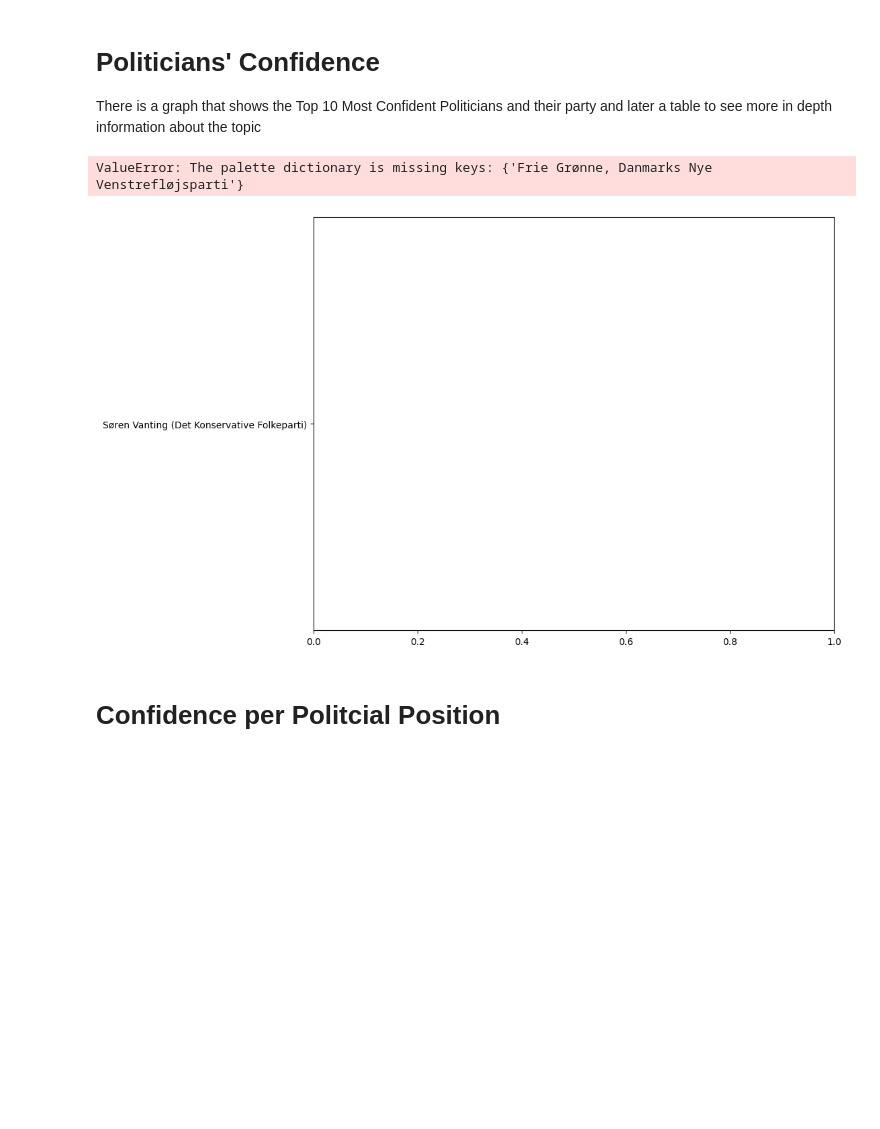
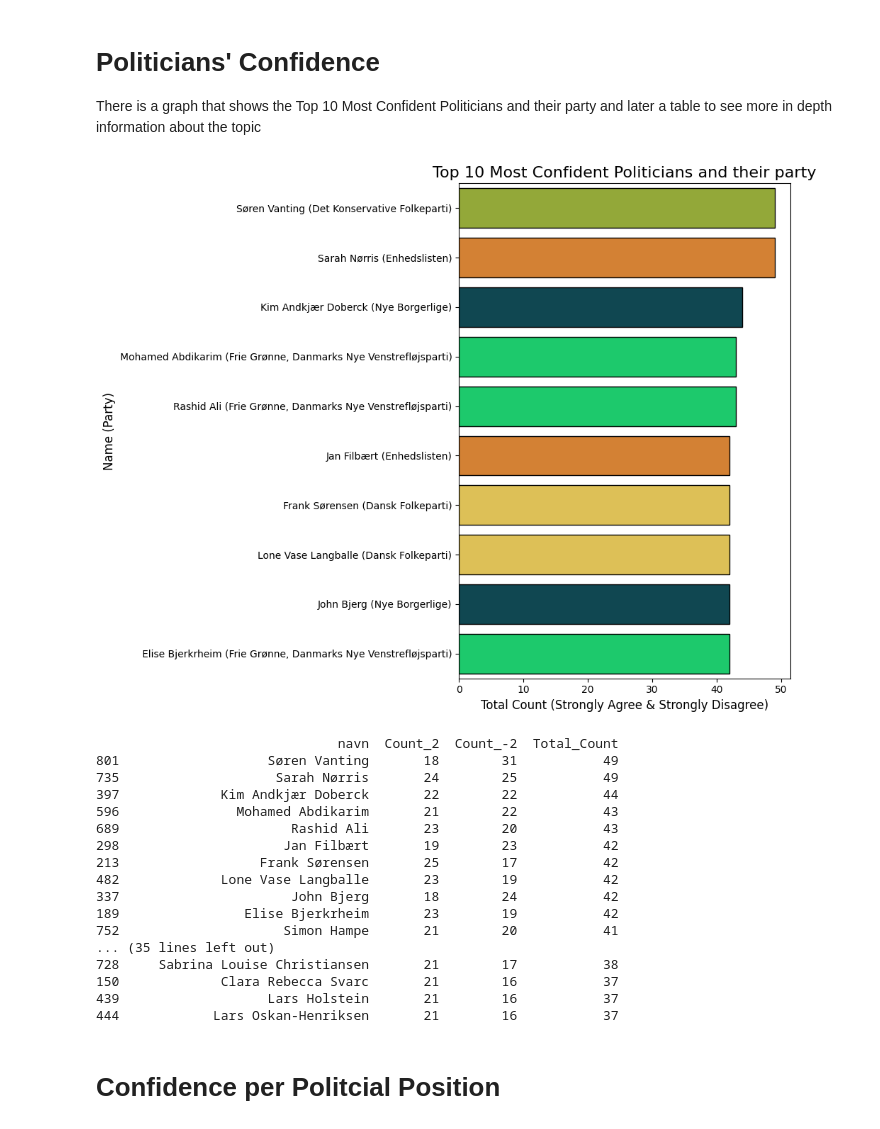
Before and after one commit to EarthOddity/mal-assignments, a Jupyter notebook: Assignment 2/2. Candidate Test 2022 I.ipynb, the cells around one changed output. Cells and saved outputs as stored; diff of their text form; code cells hidden in the pictures; blank space fills up the shorter version.

```diff
--- a/Assignment 2/2. Candidate Test 2022 I.ipynb
+++ b/Assignment 2/2. Candidate Test 2022 I.ipynb
@@ -389,6 +389,22 @@ There is a graph that shows the Top 10 Most Confident Politicians and their part
 # %%
 # Loading the Excel file into a DataFrame
 df = pd.read_excel('alldata.xlsx')
+
+danskcolor = {"Socialdemokratiet": '#b32722',
+"Radikale Venstre" : '#713280',
+"Det Konservative Folkeparti": '#9eba27',
+"Nye Borgerlige": '#054f5c',
+"Socialistisk Folkeparti" : '#dd0878',
+"Liberal Alliance": '#21c6cf',
+"Kristendemokraterne": '#bababa',
+"Moderaterne": '#6c39e5',
+"Dansk Folkeparti": '#f3cd41',
+"Frie Grønne, Danmarks Nye Venstrefløjsparti": '#00e66a',
+"Venstre": '#006697',
+"Danmarksdemokraterne": '#8ac3ff',
+"Enhedslisten": '#ed8019',
+"Alternativet": '#2a8f39',
+"Løsgænger": '#ffffff'}
 
 # Defining a function to count 2's and -2's in each row ("strongly agree" and "strongly disagree" answers)
 def count_values(row):
@@ -398,35 +414,51 @@ def count_values(row):
 
 # Applying the function row-wise, excluding irrelevant, non-numerical columns
 df_counts = df.drop(columns=['storkreds', 'alder']).apply(count_values, axis=1)
 
 # Concatenating the counts with the 'navn' and 'parti' columns
 df_final = pd.concat([df[['navn', 'parti']], df_counts], axis=1)
 
 # Grouping by 'navn' and 'parti'
 df_grouped = df_final.groupby(['navn', 'parti']).sum().reset_index()
 
 # Creating a new column 'Total_Count' that sums 'Count_2' and 'Count_-2'
 df_grouped['Total_Count'] = df_grouped['Count_2'] + df_grouped['Count_-2']
 
 # Sorting the DataFrame by 'Total_Count' in descending order
 df_sorted = df_grouped.sort_values(by='Total_Count', ascending=False)
 
 # Adding a combined label of 'navn' and 'parti' for visualization
 df_sorted['Name_Party'] = df_sorted['navn'] + ' (' + df_sorted['parti'] + ')'
 
 # Plotting the top 10 with both name and party
 plt.figure(figsize=(10, 8))
 sns.barplot(x='Total_Count', y='Name_Party', data=df_sorted.head(10),hue='parti', palette=danskcolor,edgecolor='black', legend=False)
 plt.title('Top 10 Most Confident Politicians and their party', fontsize=16)
 plt.xlabel('Total Count (Strongly Agree & Strongly Disagree)', fontsize=12)
 plt.ylabel('Name (Party)', fontsize=12)
 plt.tight_layout()
 plt.show()
 
 print(df_sorted[['navn', 'Count_2', 'Count_-2', 'Total_Count' ]].head(50))
 # %% [output]
+[figure, new version]
-ValueError: The palette dictionary is missing keys: {'Frie Grønne, Danmarks Nye Venstrefløjsparti'}
+                               navn  Count_2  Count_-2  Total_Count
+801                   Søren Vanting       18        31           49
+735                    Sarah Nørris       24        25           49
+397             Kim Andkjær Doberck       22        22           44
+596               Mohamed Abdikarim       21        22           43
+689                      Rashid Ali       23        20           43
+298                     Jan Filbært       19        23           42
+213                  Frank Sørensen       25        17           42
+482             Lone Vase Langballe       23        19           42
+337                      John Bjerg       18        24           42
+189                Elise Bjerkrheim       23        19           42
+752                     Simon Hampe       21        20           41
+... (35 lines left out)
+728     Sabrina Louise Christiansen       21        17           38
+150             Clara Rebecca Svarc       21        16           37
+439                   Lars Holstein       21        16           37
+444            Lars Oskan-Henriksen       21        16           37
-[figure, old version]
 # %% [markdown]
 # Confidence  per Politcial Position
 # %%
```
